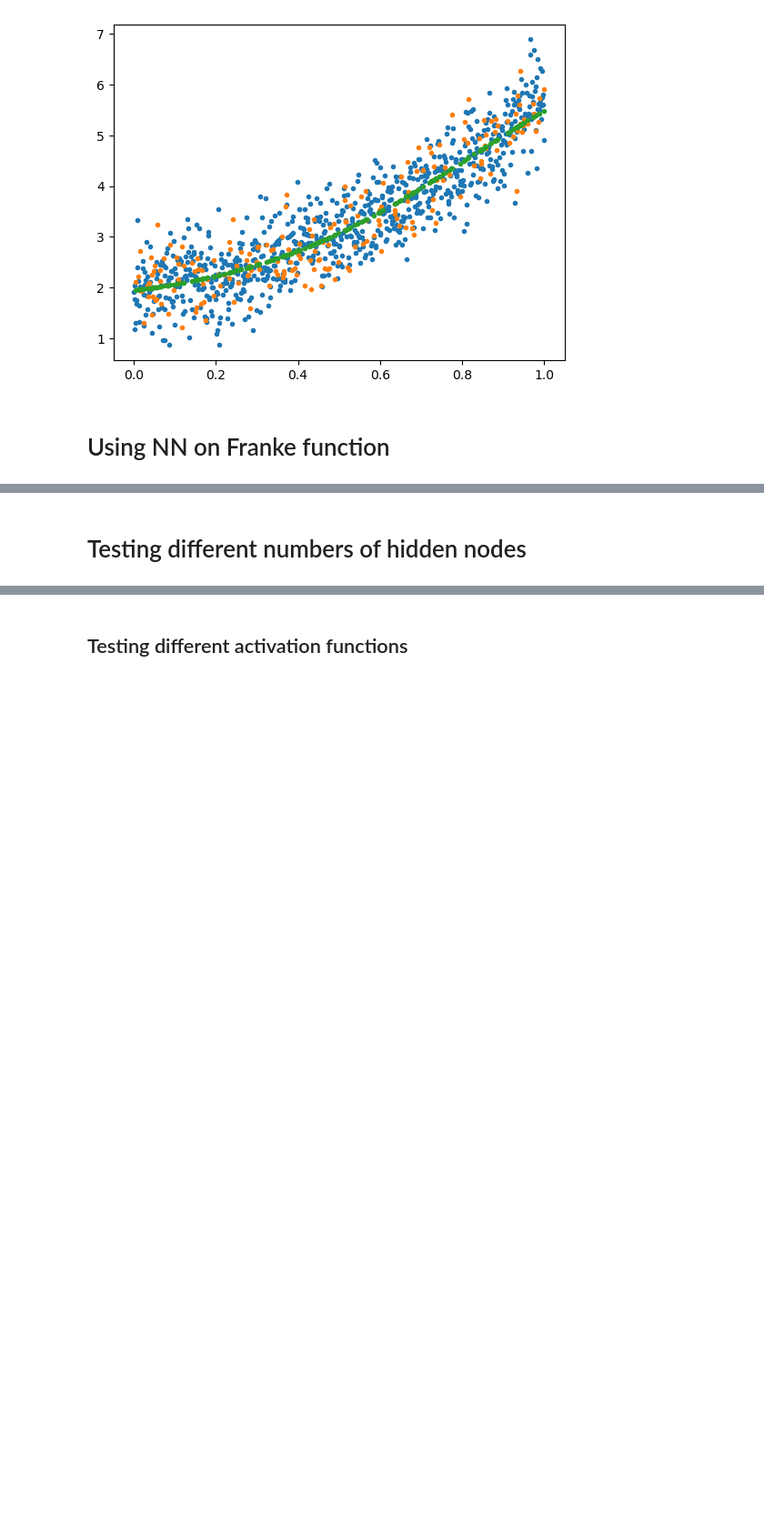
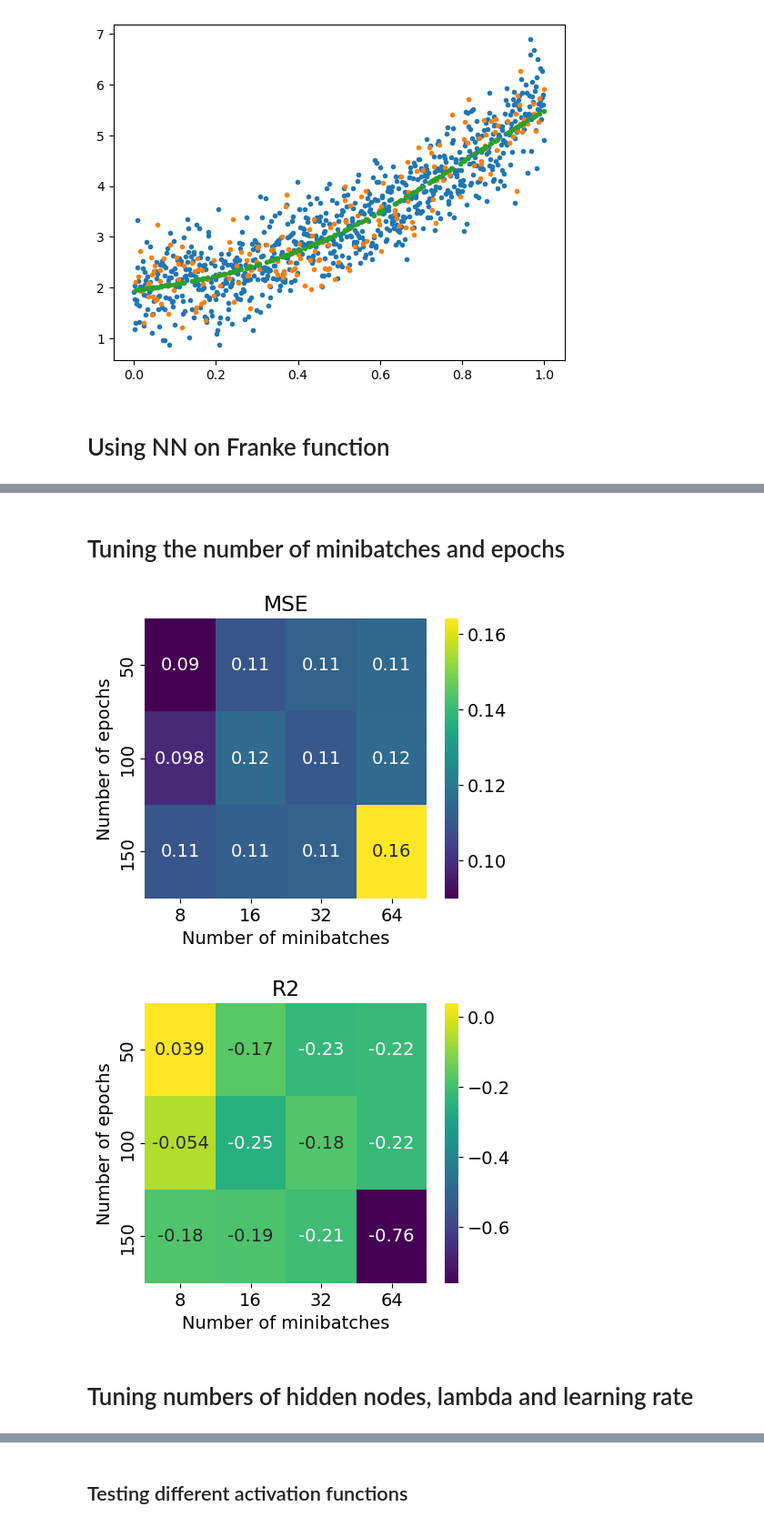
Before and after one commit to Johannesfjeldsaa/FYS-STK4155_Projects, a Jupyter notebook: Project 2/Solve project tasks/Task b) and c) NN on regression problem.ipynb, the cells around one changed output, grey strips where cells are left out. Shown at 91% size. Cells and saved outputs as stored; diff of their text form; code cells hidden in the pictures; blank space fills up the shorter version.

Commit message:
Made some figures for task b)

```diff
--- a/Project 2/Solve project tasks/Task b) and c) NN on regression problem.ipynb
+++ b/Project 2/Solve project tasks/Task b) and c) NN on regression problem.ipynb
@@ -261,0 +203,2 @@ plot_heatmap(r2_test, lmbd_vals, learning_rates, "Learning rate", "Lambda", "Tes
+# %% [markdown]
+# Tuning the number of minibatches and epochs
@@ -262,2 +257,23 @@ plot_heatmap(r2_test, lmbd_vals, learning_rates, "Learning rate", "Lambda", "Tes
+# %%
+fig, ax = plt.subplots(figsize = (5, 4))
+heatmap = sns.heatmap(mse, annot=True, ax=ax, cmap="viridis")
+heatmap.set_xticklabels(n_minibatches_list)
+heatmap.set_yticklabels(n_epochs_list)
+ax.set_title("MSE")
+ax.set_ylabel("Number of epochs")
+ax.set_xlabel("Number of minibatches")
+plt.show()
+
+fig, ax = plt.subplots(figsize = (5, 4))
+heatmap = sns.heatmap(r2, annot=True, ax=ax, cmap="viridis")
+heatmap.set_xticklabels(n_minibatches_list)
+heatmap.set_yticklabels(n_epochs_list)
+ax.set_title("R2")
+ax.set_ylabel("Number of epochs")
+ax.set_xlabel("Number of minibatches")
+plt.show()
+# %% [output]
+[figure, added]
+[figure, added]
 # %% [markdown]
-# Testing different numbers of hidden nodes
+# Tuning numbers of hidden nodes, lambda and learning rate
```
Also changed, not shown: parts of 8 cells of this notebook, 4 other files.
